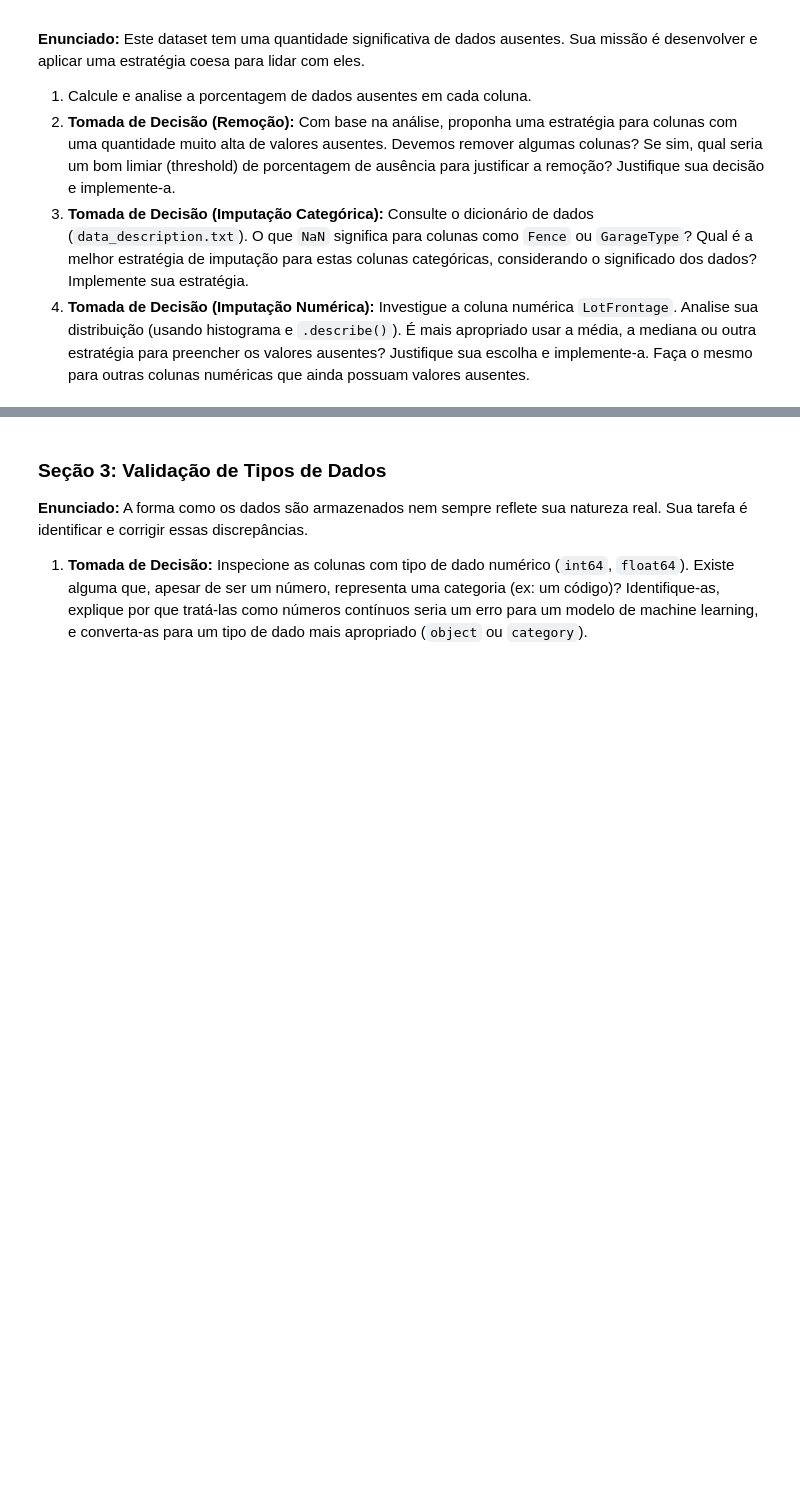
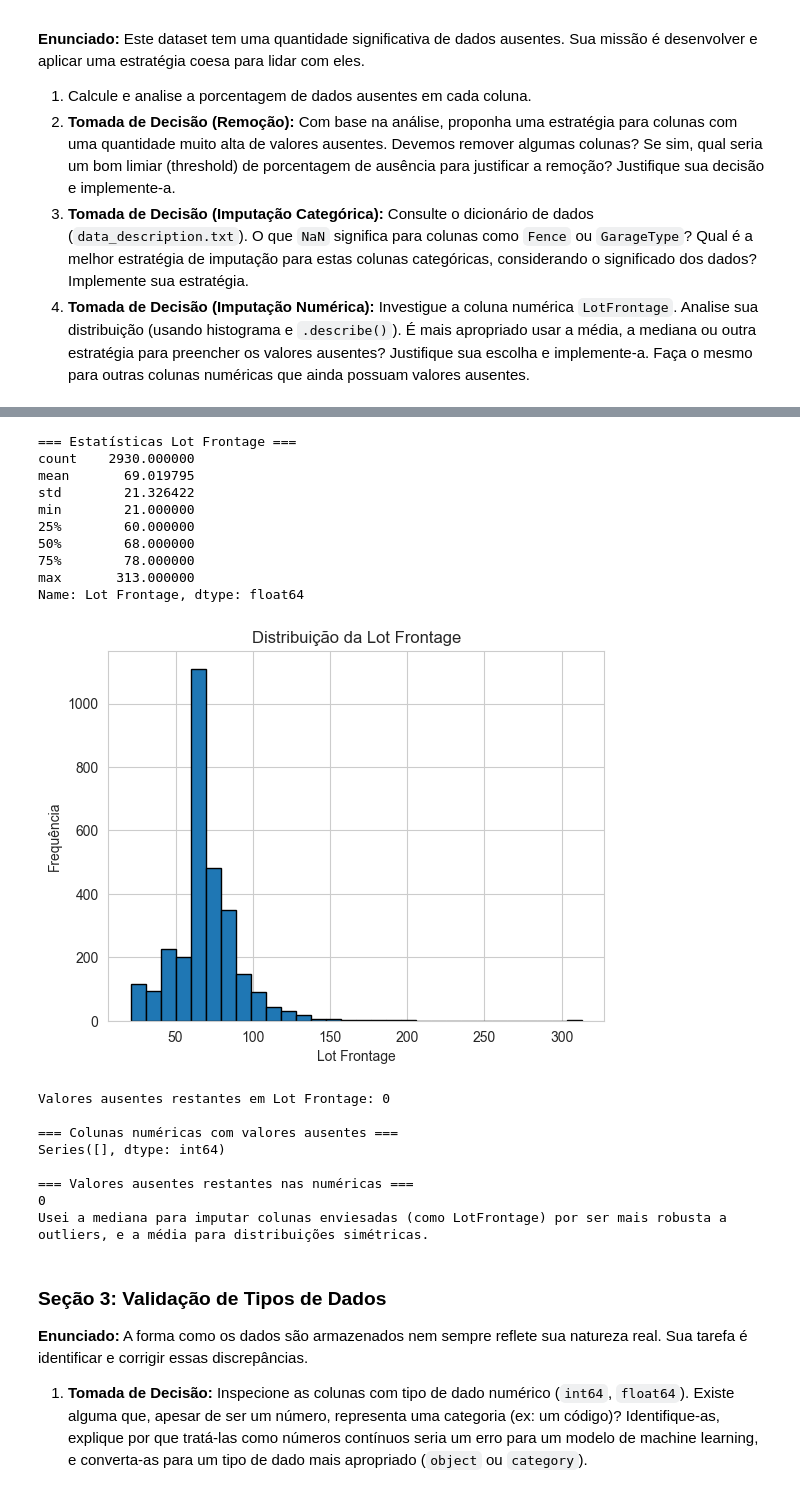
Before and after one commit to MVP-Willian/Ci-ncia_de_dados, a Jupyter notebook: Ciências de Dados/Notebooks/06.1 - Pratica de Limpeza e preparacao.ipynb, the cells around one changed output, grey strips where cells are left out. Saved outputs shown, nothing was run; the diff lists cells and outputs as text; code cells hidden in the pictures; blank space fills up the shorter version.

```diff
--- a/Ciências de Dados/Notebooks/06.1 - Pratica de Limpeza e preparacao.ipynb
+++ b/Ciências de Dados/Notebooks/06.1 - Pratica de Limpeza e preparacao.ipynb
@@ -154,3 +451,80 @@ Como principal desafio para esses dados estão:
+# %%
+# 4. Investigação, justificativa e implementação da imputação numérica
+
+# ==============================
+# 2. Análise da coluna Lot Frontage
+# ==============================
+print("=== Estatísticas Lot Frontage ===")
+print(df_processado['Lot Frontage'].describe())
+
+# Histograma da distribuição
+plt.hist(df_processado['Lot Frontage'].dropna(), bins=30, edgecolor='k')
+plt.title("Distribuição da Lot Frontage")
+plt.xlabel("Lot Frontage")
+plt.ylabel("Frequência")
+plt.show()
+
+# ==============================
+# 3. Imputação de Lot Frontage
+# ==============================
+# Estratégia: usar a mediana por bairro (mais robusto a outliers e captura diferenças locais)
+df_processado['Lot Frontage'] = df_processado.groupby('Neighborhood')['Lot Frontage'] \
+                      .transform(lambda x: x.fillna(x.median()))
+
+print(f"Valores ausentes restantes em Lot Frontage: {df_processado['Lot Frontage'].isnull().sum()}")
+
+# ==============================
+# 4. Outras colunas numéricas com NA
+# ==============================
+missing_num = df_processado.select_dtypes(include=['float64','int64']).isnull().sum()
+missing_num = missing_num[missing_num > 0]
+print("\n=== Colunas numéricas com valores ausentes ===")
+print(missing_num)
+
+# ==============================
+# 5. Imputação automática
+# ==============================
+for col in missing_num.index:
+    # recalcula pois Lot Frontage já foi tratada
+    if col == 'Lot Frontage':
+        continue
+
+    # Se distribuição muito enviesada -> usa mediana
+    skewness = df_processado[col].dropna().skew()
+    if skewness > 1 or skewness < -1:
+        df_processado[col] = df_processado[col].fillna(df_processado[col].median())
+        print(f"{col}: imputado com MEDIANA (skew={skewness:.2f})")
+    else:
+        df_processado[col] = df_processado[col].fillna(df_processado[col].mean())
+        print(f"{col}: imputado com MÉDIA (skew={skewness:.2f})")
+
+# ==============================
+# 6. Verificação final
+# ==============================
+print("\n=== Valores ausentes restantes nas numéricas ===")
+print(df_processado.select_dtypes(include=['float64','int64']).isnull().sum().sum())
+
+print("Usei a mediana para imputar colunas enviesadas (como LotFrontage) por ser mais robusta a outliers, e a média para distribuições simétricas.")
+# %% [output]
+=== Estatísticas Lot Frontage ===
+count    2930.000000
+mean       69.019795
+std        21.326422
+min        21.000000
+25%        60.000000
+50%        68.000000
+75%        78.000000
+max       313.000000
+Name: Lot Frontage, dtype: float64
+[figure, added]
+Valores ausentes restantes em Lot Frontage: 0
+
+=== Colunas numéricas com valores ausentes ===
+Series([], dtype: int64)
+
+=== Valores ausentes restantes nas numéricas ===
+0
+Usei a mediana para imputar colunas enviesadas (como LotFrontage) por ser mais robusta a outliers, e a média para distribuições simétricas.
 # %% [markdown]
 ### Seção 3: Validação de Tipos de Dados
 
```
Also changed, not shown: parts of 20 cells of this notebook, 2 other files.
